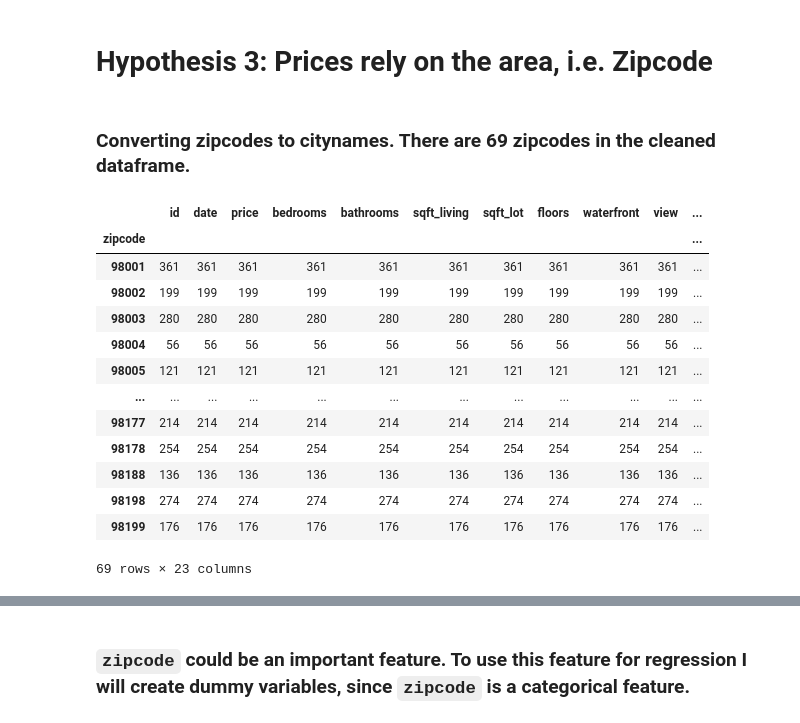
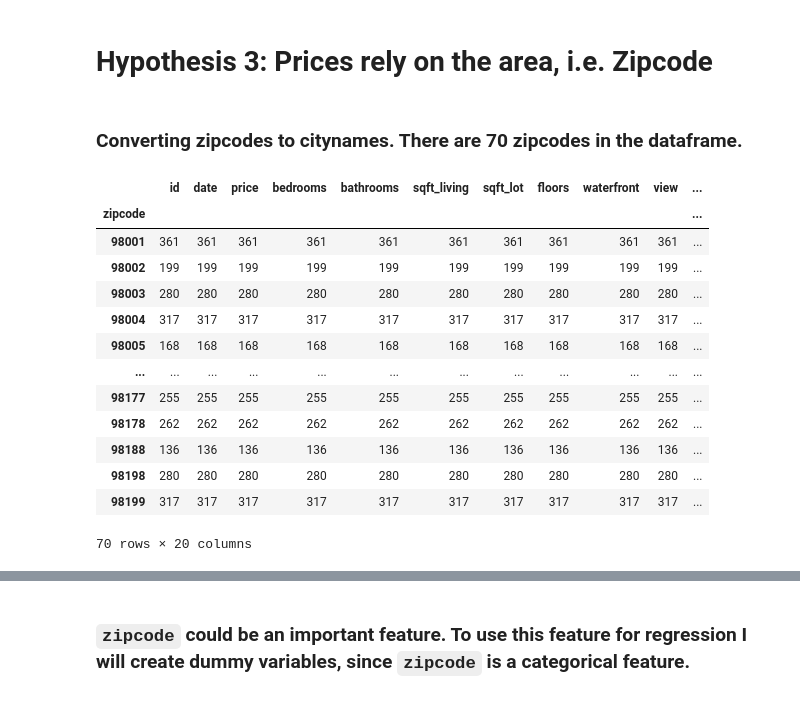
Before and after one commit to christine-berlin/house_price_predictions, a Jupyter notebook: notebooks/EDA.ipynb, the cells around one changed output, grey strips where cells are left out. Cells and saved outputs as stored; diff of their text form; code cells hidden in the pictures.

```diff
--- a/notebooks/EDA.ipynb
+++ b/notebooks/EDA.ipynb
@@ -545,22 +539,22 @@ Sqft_living and sqft_living15 also seem to have a linear relationship to the pri
 # %% [markdown]
 # Hypothesis 3: Prices rely on the area, i.e. Zipcode
 # %% [markdown]
-### Converting zipcodes to citynames. There are 69 zipcodes in the cleaned dataframe.
+### Converting zipcodes to citynames. There are 70 zipcodes in the dataframe.
 # %%
-df_king_county_cut.groupby('zipcode').count()
+df_king_county.groupby('zipcode').count()
 # %% [output]
 |  | id | date | price | bedrooms | bathrooms | sqft_living | sqft_lot | floors | waterfront | view | ... |
 | zipcode |  |  |  |  |  |  |  |  |  |  | ... |
 | 98001 | 361 | 361 | 361 | 361 | 361 | 361 | 361 | 361 | 361 | 361 | ... |
 | 98002 | 199 | 199 | 199 | 199 | 199 | 199 | 199 | 199 | 199 | 199 | ... |
 | 98003 | 280 | 280 | 280 | 280 | 280 | 280 | 280 | 280 | 280 | 280 | ... |
-| 98004 | 56 | 56 | 56 | 56 | 56 | 56 | 56 | 56 | 56 | 56 | ... |
-| 98005 | 121 | 121 | 121 | 121 | 121 | 121 | 121 | 121 | 121 | 121 | ... |
+| 98004 | 317 | 317 | 317 | 317 | 317 | 317 | 317 | 317 | 317 | 317 | ... |
+| 98005 | 168 | 168 | 168 | 168 | 168 | 168 | 168 | 168 | 168 | 168 | ... |
 | ... | ... | ... | ... | ... | ... | ... | ... | ... | ... | ... | ... |
-| 98177 | 214 | 214 | 214 | 214 | 214 | 214 | 214 | 214 | 214 | 214 | ... |
-| 98178 | 254 | 254 | 254 | 254 | 254 | 254 | 254 | 254 | 254 | 254 | ... |
+| 98177 | 255 | 255 | 255 | 255 | 255 | 255 | 255 | 255 | 255 | 255 | ... |
+| 98178 | 262 | 262 | 262 | 262 | 262 | 262 | 262 | 262 | 262 | 262 | ... |
 | 98188 | 136 | 136 | 136 | 136 | 136 | 136 | 136 | 136 | 136 | 136 | ... |
-| 98198 | 274 | 274 | 274 | 274 | 274 | 274 | 274 | 274 | 274 | 274 | ... |
-| 98199 | 176 | 176 | 176 | 176 | 176 | 176 | 176 | 176 | 176 | 176 | ... |
+| 98198 | 280 | 280 | 280 | 280 | 280 | 280 | 280 | 280 | 280 | 280 | ... |
+| 98199 | 317 | 317 | 317 | 317 | 317 | 317 | 317 | 317 | 317 | 317 | ... |
-69 rows × 23 columns
+70 rows × 20 columns
 # %%
```
Also changed, not shown: parts of 19 cells of this notebook, 1 other file.
